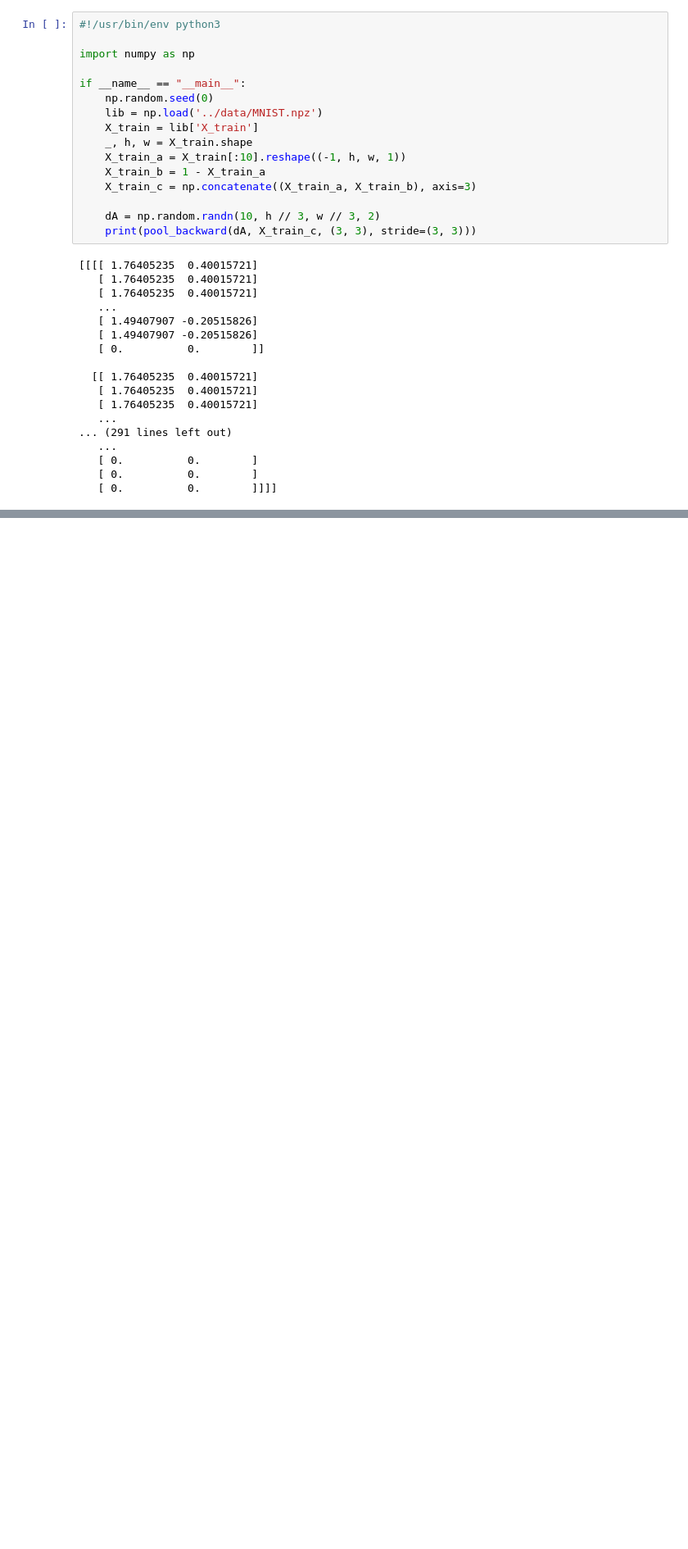
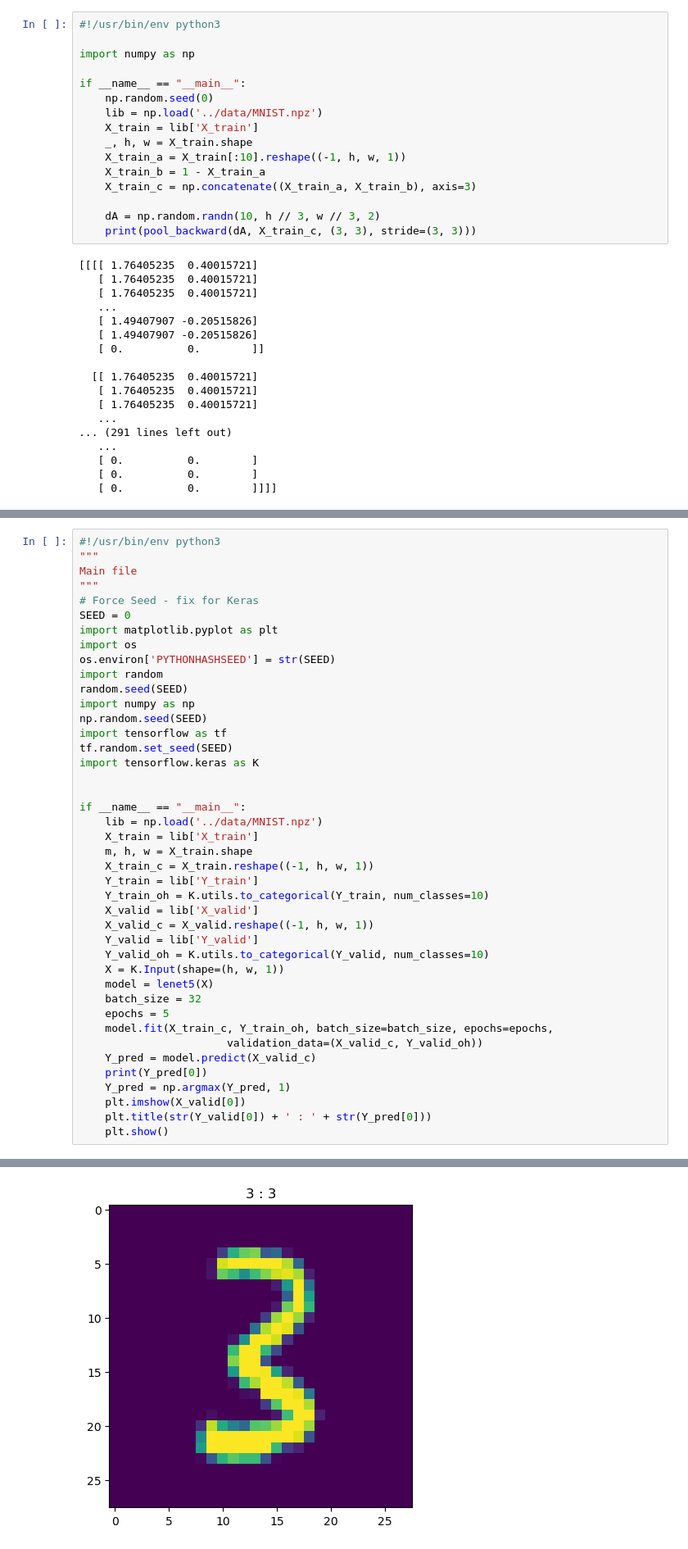
Before and after one commit to Zal-atan/atlas-machine_learning, a Jupyter notebook: supervised_learning/cnn/CNN.ipynb, the cells around one changed output, grey strips where cells are left out. Shown: that part at 82% size. Cells and saved outputs as stored; diff of their text form; blank space fills up the shorter version.

```diff
--- a/supervised_learning/cnn/CNN.ipynb
+++ b/supervised_learning/cnn/CNN.ipynb
@@ -390,0 +580,43 @@ if __name__ == "__main__":
+# %%
+#!/usr/bin/env python3
+"""
+Main file
+"""
+# Force Seed - fix for Keras
+SEED = 0
+import matplotlib.pyplot as plt
+import os
+os.environ['PYTHONHASHSEED'] = str(SEED)
+import random
+random.seed(SEED)
+import numpy as np
+np.random.seed(SEED)
+import tensorflow as tf
+tf.random.set_seed(SEED)
+import tensorflow.keras as K
+
+
+if __name__ == "__main__":
+    lib = np.load('../data/MNIST.npz')
+    X_train = lib['X_train']
+    m, h, w = X_train.shape
+    X_train_c = X_train.reshape((-1, h, w, 1))
+    Y_train = lib['Y_train']
+    Y_train_oh = K.utils.to_categorical(Y_train, num_classes=10)
+    X_valid = lib['X_valid']
+    X_valid_c = X_valid.reshape((-1, h, w, 1))
+    Y_valid = lib['Y_valid']
+    Y_valid_oh = K.utils.to_categorical(Y_valid, num_classes=10)
+    X = K.Input(shape=(h, w, 1))
+    model = lenet5(X)
+    batch_size = 32
+    epochs = 5
+    model.fit(X_train_c, Y_train_oh, batch_size=batch_size, epochs=epochs,
+                       validation_data=(X_valid_c, Y_valid_oh))
+    Y_pred = model.predict(X_valid_c)
+    print(Y_pred[0])
+    Y_pred = np.argmax(Y_pred, 1)
+    plt.imshow(X_valid[0])
+    plt.title(str(Y_valid[0]) + ' : ' + str(Y_pred[0]))
+    plt.show()
+# %% [output]
@@ -390,0 +641 @@ if __name__ == "__main__":
+[figure, added]
```
Also changed, not shown: parts of 6 cells of this notebook, 4 other files.
